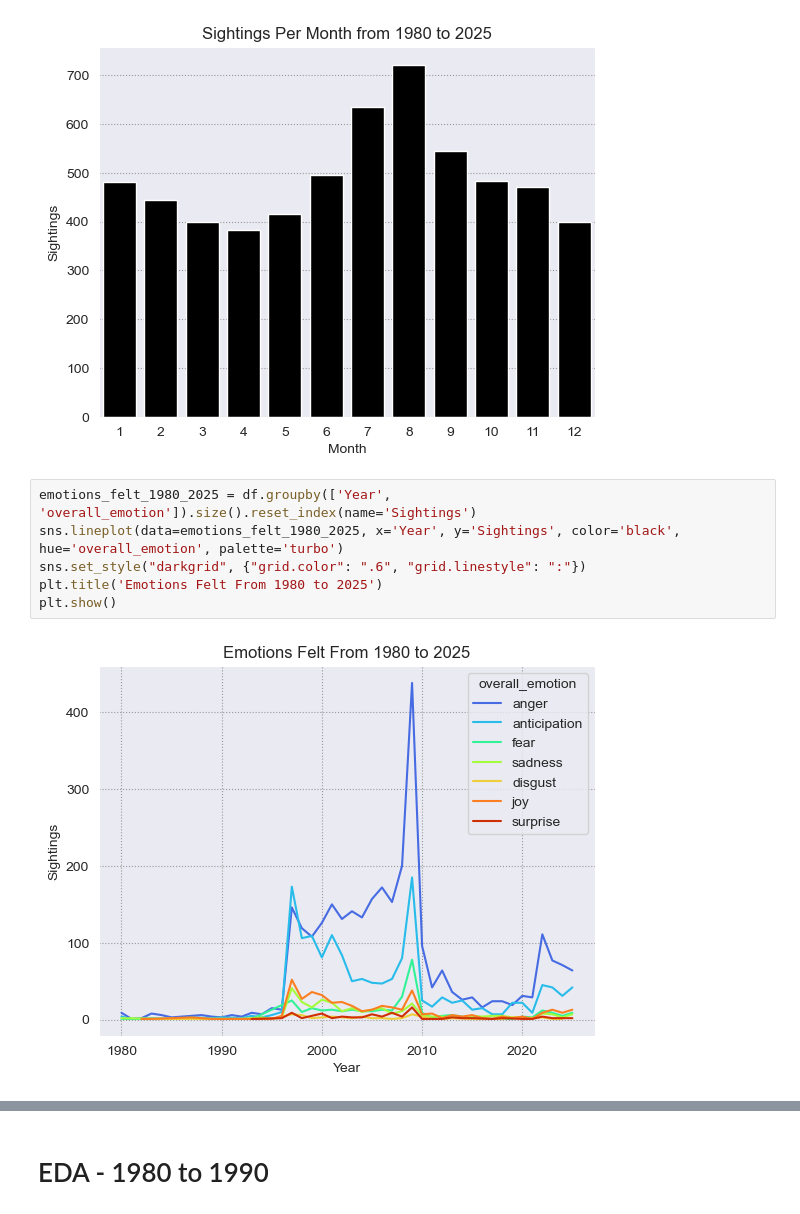
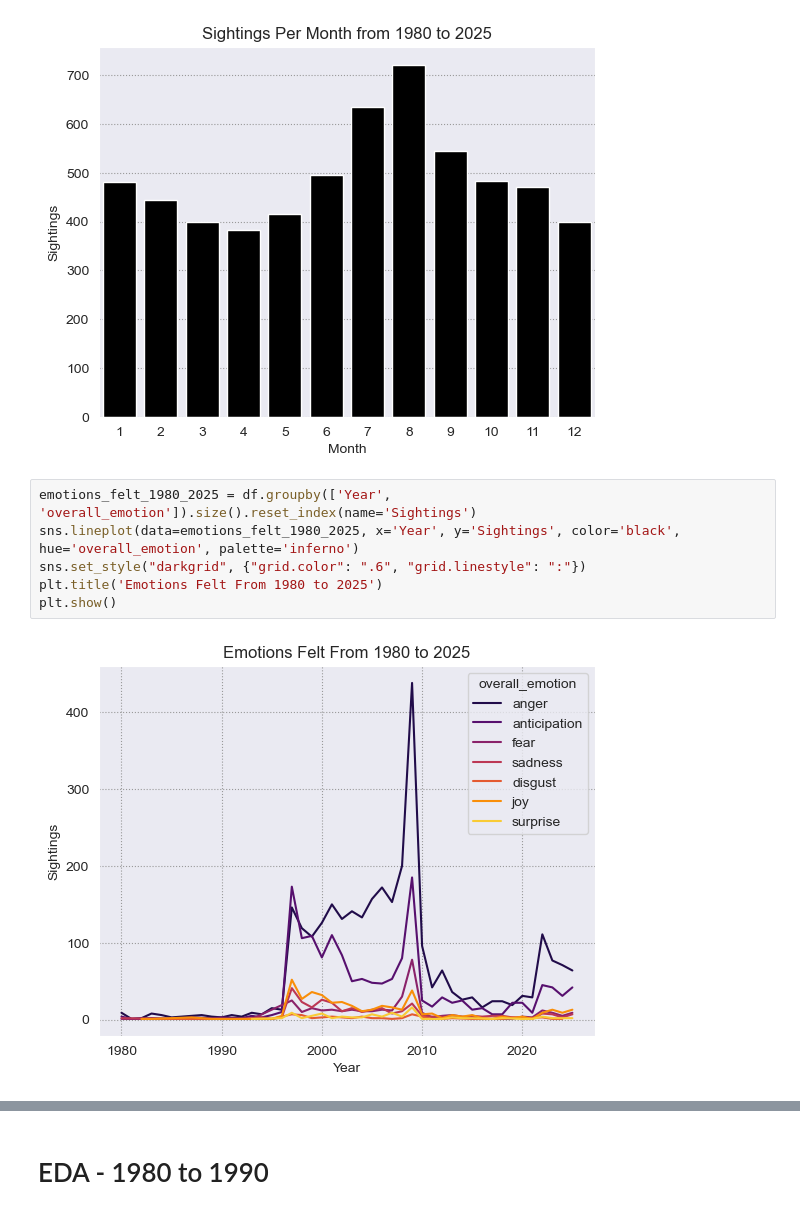
Before and after one commit to SaadCodes247/Digital-Futures-Capstone-The-UKs-UFO-History, a Jupyter notebook: src/ufo_data_analysis.ipynb, the cells around one changed output, grey strips where cells are left out. Drawn from its saved outputs; the diff is of its cells as text.

Commit message:
cleaned up eda - all years section

```diff
--- a/src/ufo_data_analysis.ipynb
+++ b/src/ufo_data_analysis.ipynb
@@ -415,12 +415,12 @@ plt.show()
 [figure]
 # %%
 emotions_felt_1980_2025 = df.groupby(['Year', 'overall_emotion']).size().reset_index(name='Sightings')
-sns.lineplot(data=emotions_felt_1980_2025, x='Year', y='Sightings', color='black', hue='overall_emotion', palette='turbo')
+sns.lineplot(data=emotions_felt_1980_2025, x='Year', y='Sightings', color='black', hue='overall_emotion', palette='inferno')
 sns.set_style("darkgrid", {"grid.color": ".6", "grid.linestyle": ":"})
 plt.title('Emotions Felt From 1980 to 2025')
 plt.show()
 # %% [output]
-[figure, old version]
+[figure, new version]
 # %%
 colors_seen_1980_2025 = df.groupby(['Year', 'ufo_colors']).size().reset_index(name='Sightings')
 sns.barplot(data=colors_seen_1980_2025, x='ufo_colors', y='Sightings', color='black')
```
Also changed, not shown: parts of 6 cells of this notebook.
